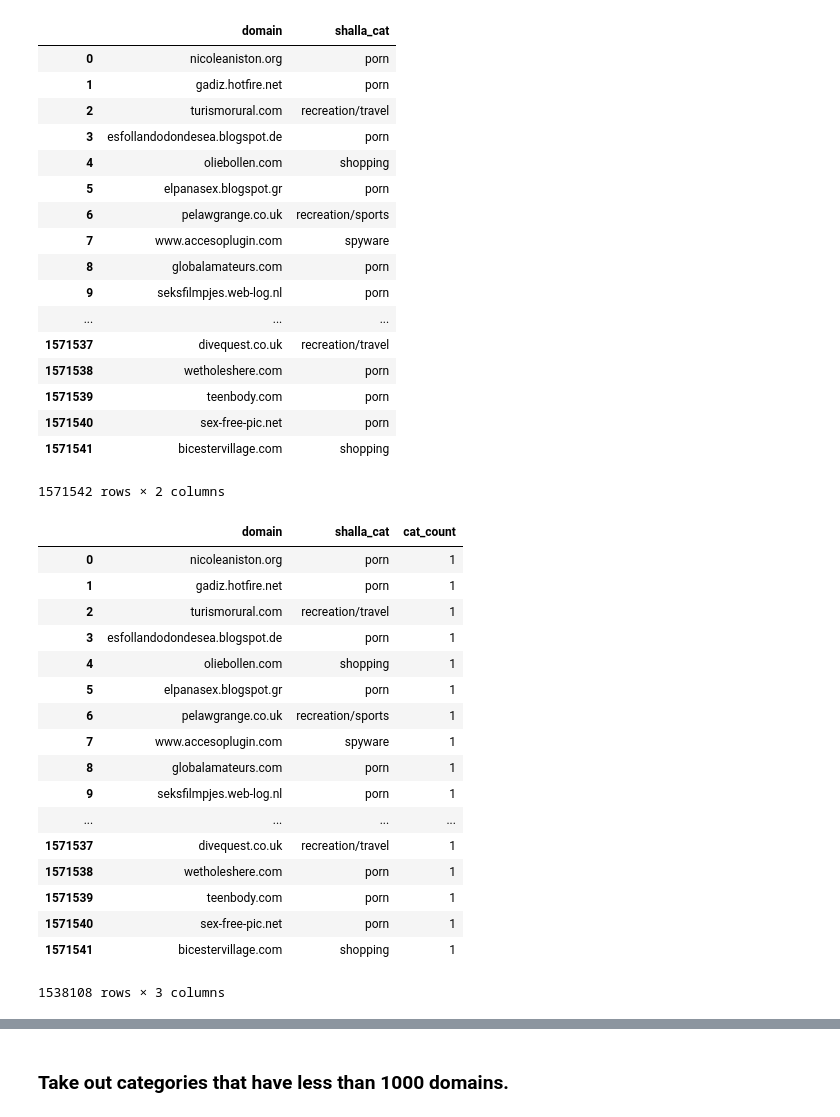
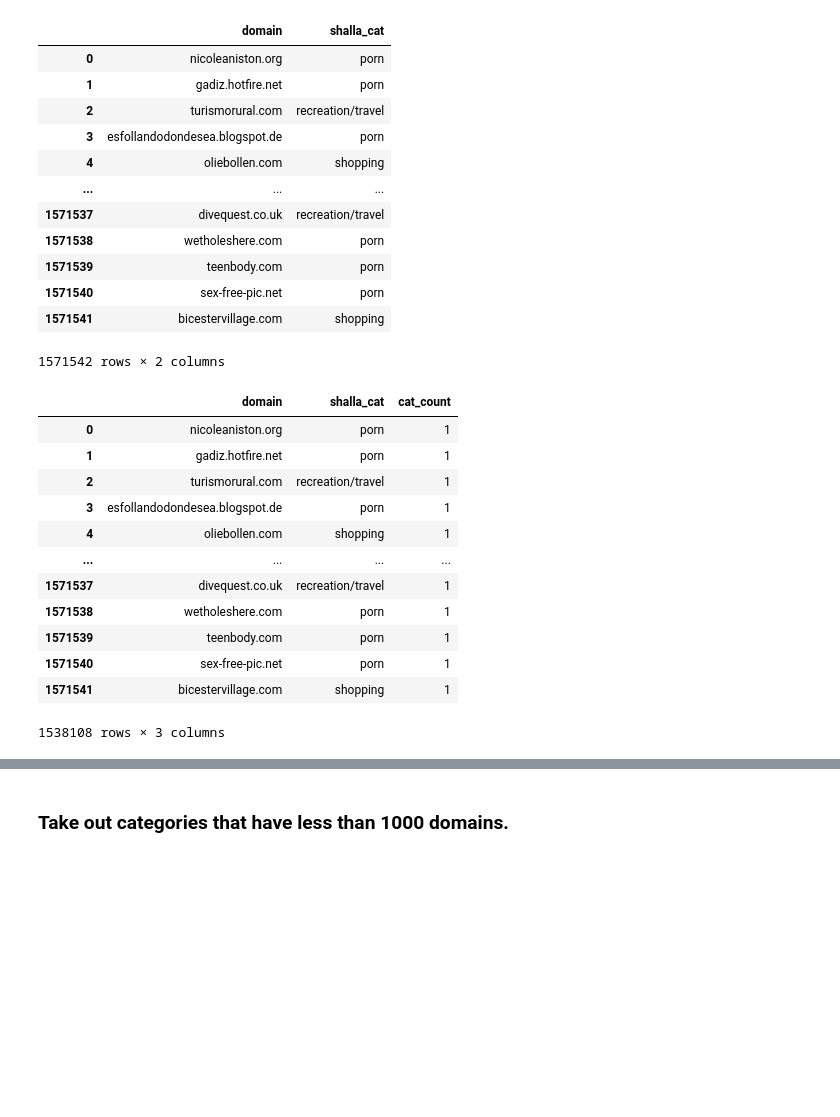
Before and after one commit to themains/pydomains, a Jupyter notebook: pydomains/models/shalla_pred_2017_lstm.ipynb, the cells around one changed output, grey strips where cells are left out. Saved outputs shown, nothing was run; the diff lists cells and outputs as text; code cells hidden in the pictures; blank space fills up the shorter version.

```diff
--- a/pydomains/models/shalla_pred_2017_lstm.ipynb
+++ b/pydomains/models/shalla_pred_2017_lstm.ipynb
@@ -1,31 +1,31 @@
 # %%
 from __future__ import print_function
 
 import numpy as np
+import tensorflow as tf
 import pandas as pd
 from sklearn.feature_extraction.text import CountVectorizer
 from sklearn.model_selection import train_test_split
 from sklearn.metrics import classification_report,confusion_matrix
+
+# https://machinelearningmastery.com/reproducible-results-neural-networks-keras/
+np.random.seed(1)
+tf.random.set_seed(2)
 
 NGRAMS = 2
 FEATURE_LEN = 128
 EPOCHS = 15
 
 # Shalla
-df = pd.read_csv('./data/shalla_2017.csv.bz2')
+df = pd.read_csv('../train-test/data/shalla_2017.csv.bz2')
 df
 # %% [output]
 |  | domain | shalla_cat |
 | 0 | nicoleaniston.org | porn |
 | 1 | gadiz.hotfire.net | porn |
 | 2 | turismorural.com | recreation/travel |
 | 3 | esfollandodondesea.blogspot.de | porn |
 | 4 | oliebollen.com | shopping |
-| 5 | elpanasex.blogspot.gr | porn |
-| 6 | pelawgrange.co.uk | recreation/sports |
-| 7 | www.accesoplugin.com | spyware |
-| 8 | globalamateurs.com | porn |
-| 9 | seksfilmpjes.web-log.nl | porn |
 | ... | ... | ... |
 | 1571537 | divequest.co.uk | recreation/travel |
 | 1571538 | wetholeshere.com | porn |
@@ -44,11 +44,6 @@ sdf
 | 2 | turismorural.com | recreation/travel | 1 |
 | 3 | esfollandodondesea.blogspot.de | porn | 1 |
 | 4 | oliebollen.com | shopping | 1 |
-| 5 | elpanasex.blogspot.gr | porn | 1 |
-| 6 | pelawgrange.co.uk | recreation/sports | 1 |
-| 7 | www.accesoplugin.com | spyware | 1 |
-| 8 | globalamateurs.com | porn | 1 |
-| 9 | seksfilmpjes.web-log.nl | porn | 1 |
 | ... | ... | ... | ... |
 | 1571537 | divequest.co.uk | recreation/travel | 1 |
 | 1571538 | wetholeshere.com | porn | 1 |
```
Also changed, not shown: parts of 14 cells of this notebook, 9 other files.
